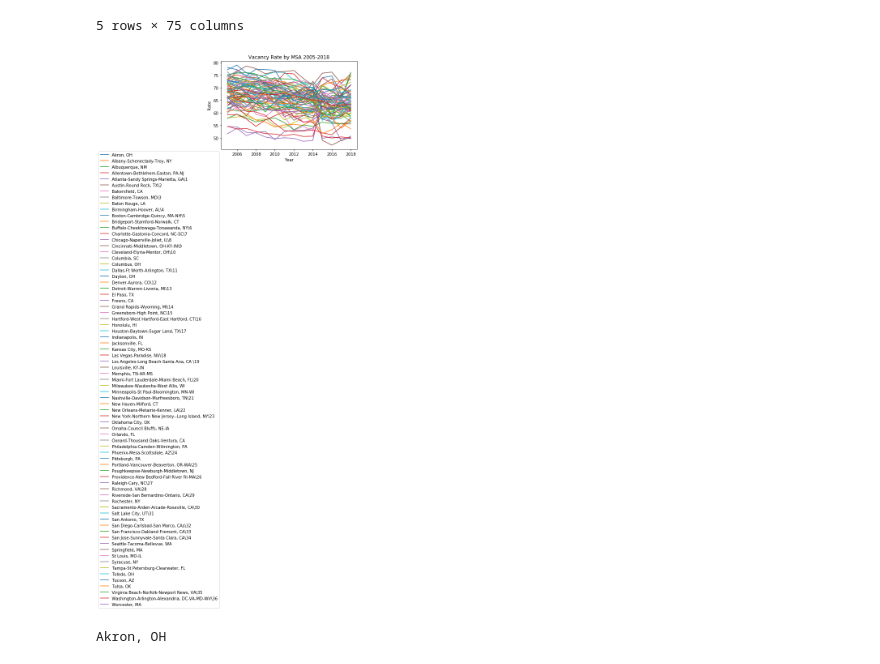
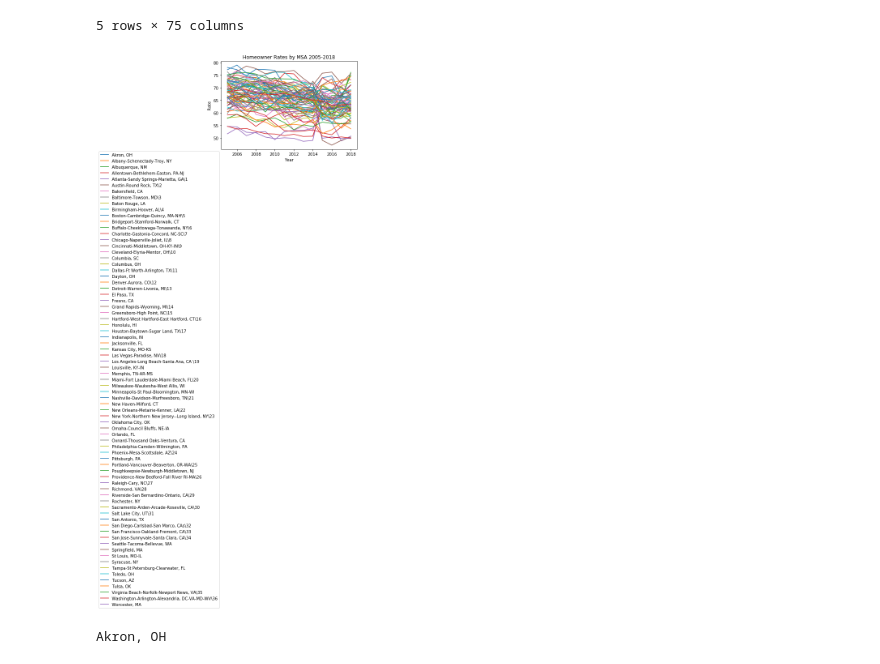
Before and after one commit to bowielh/Project1_Group1, a Jupyter notebook: ho_rates.ipynb, the cells around one changed output. Saved outputs shown, nothing was run; the diff lists cells and outputs as text; code cells hidden in the pictures.

```diff
--- a/ho_rates.ipynb
+++ b/ho_rates.ipynb
@@ -82,12 +82,12 @@ ho_rates_pivot.head()
 # %%
 #plot line chart
 ho_line_plot = ho_rates_pivot.plot(kind = 'line')
-plt.title("Vacancy Rate by MSA 2005-2018")
+plt.title("Homeowner Rates by MSA 2005-2018")
 ho_line_plot.set_ylabel("Rate")
 plt.legend(bbox_to_anchor = (0,0))
 plt.show()
 # %% [output]
-[figure, old version]
+[figure, new version]
 # %%
 #plot line charts for each MSA
 for MSA in ho_rates_pivot.columns.tolist():
```
